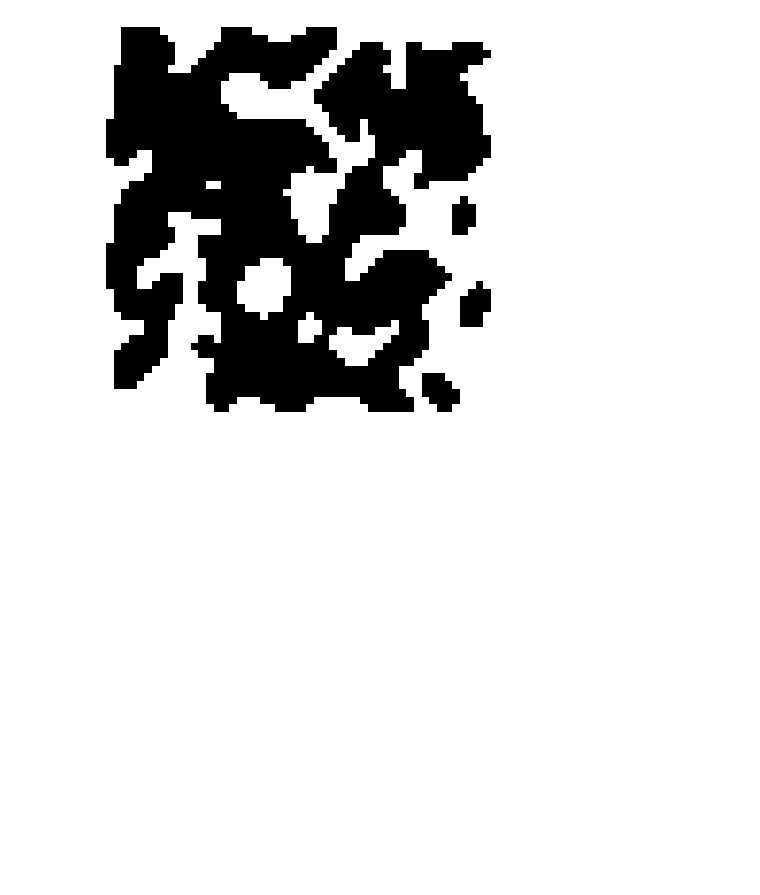
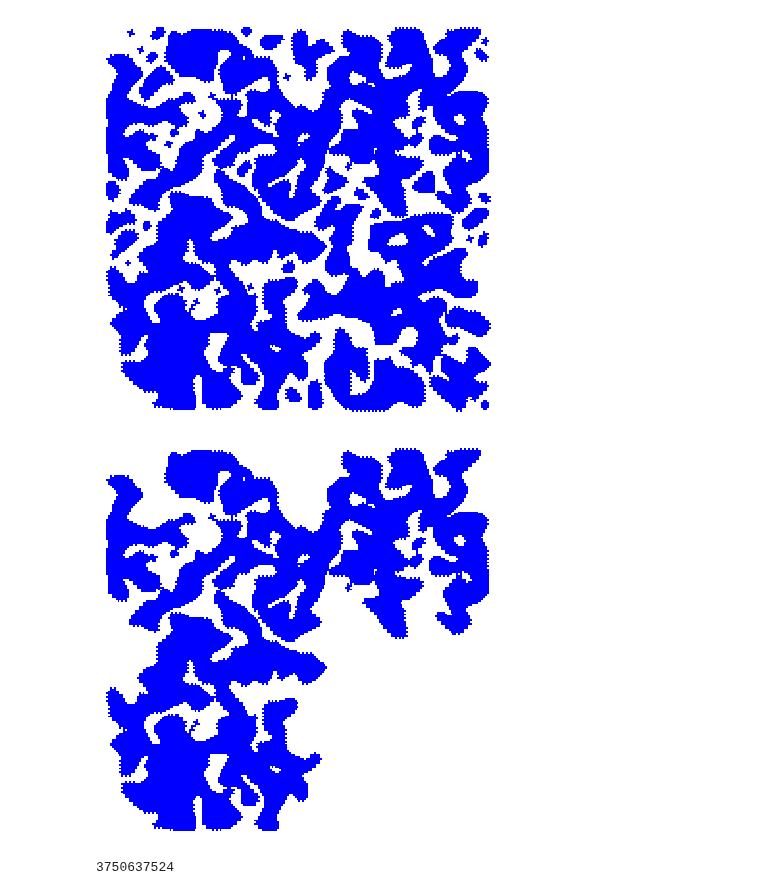
Before and after one commit to MarioPG21/TFG_generacion_mazmorras, a Jupyter notebook: Cellular automata/Cellular automata.ipynb, the cells around one changed output. Drawn from its saved outputs; the diff is of its cells as text; code cells hidden in the pictures; blank space fills up the shorter version.

```diff
--- a/Cellular automata/Cellular automata.ipynb
+++ b/Cellular automata/Cellular automata.ipynb
@@ -65,22 +97,30 @@ def automata_celular(iteraciones = 4,dimensiones = 50, p = 0.45, pared = 4, cuev
     for _ in range(iteraciones):
         mapa.paso_de_simulacion()
     mapa.pintar_mapa()
+    mapa.mantener_mayor_caverna()
+    mapa.pintar_mapa()
+    return mapa
 # %%
 # TODO: Postprocesamiento con Flood Fill
 '''
 iteraciones = 4
 dimensiones = 50
 p = 0.6
 pared = 5
 cueva = 5
 semilla = None
 '''
-iteraciones = 4
-dimensiones = 50
+iteraciones = 10
+dimensiones = 200
 p = 0.6
 pared = 5
-cueva = 5
+cueva = 4
 semilla = None
-automata_celular(iteraciones=iteraciones, dimensiones=dimensiones, p=p, pared=pared, cueva=cueva, semilla=semilla)
+mapa = automata_celular(iteraciones=iteraciones, dimensiones=dimensiones, p=p, pared=pared, cueva=cueva, semilla=semilla)
 # %% [output]
-[figure, old version]
+[figure, new version]
+[figure, added]
+# %%
+mapa.semilla
+# %% [output]
+3750637524
```
Also changed, not shown: parts of 1 cell of this notebook, 1 other file.
